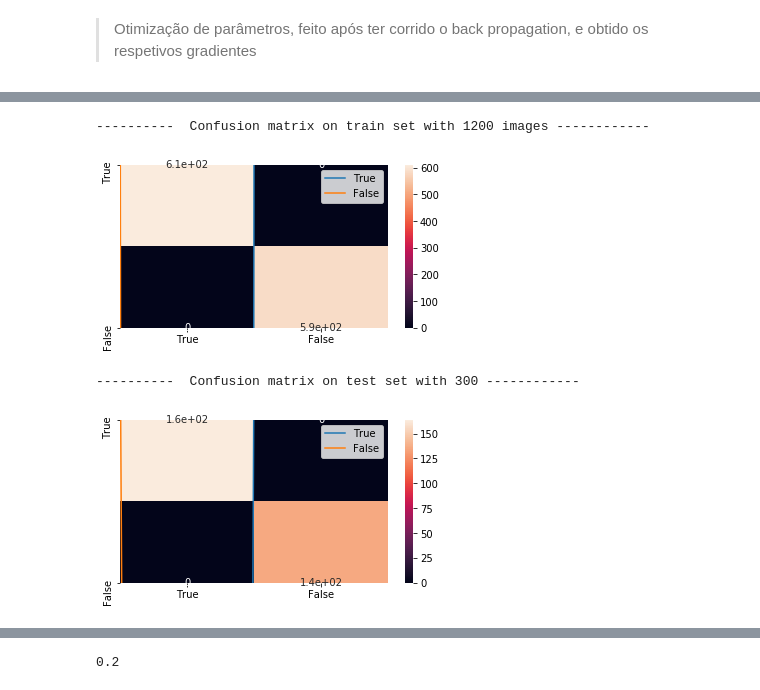
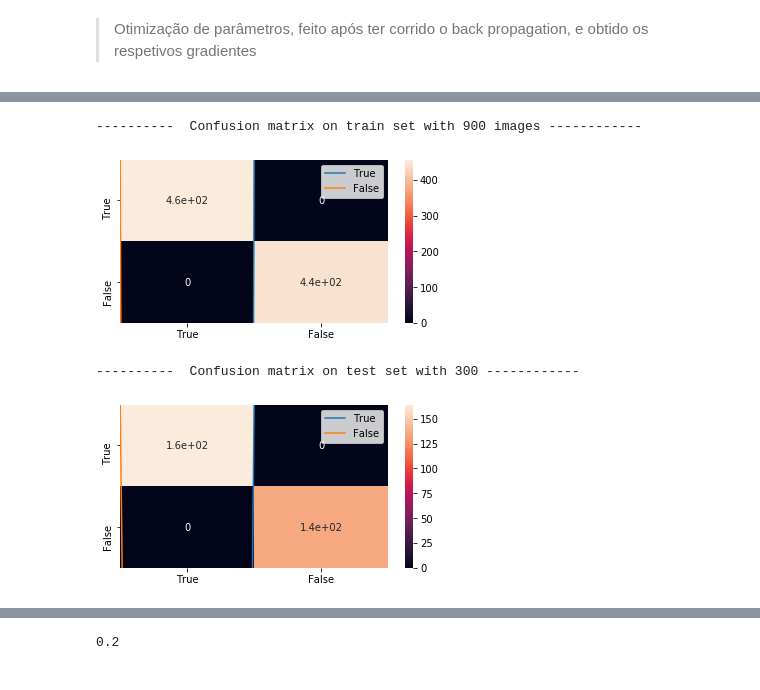
Before and after one commit to GuilhermeViveiros/Shallow-Neural-Networks, a Jupyter notebook: ShallowNetworks.ipynb, the cells around one changed output, grey strips where cells are left out. Cells and saved outputs as stored; diff of their text form; code cells hidden in the pictures.

Commit message:
validation+leaky_relu

```diff
--- a/ShallowNetworks.ipynb
+++ b/ShallowNetworks.ipynb
@@ -119,6 +129,8 @@ def feed_forward(X,parameters,activation):
         A1 = relu(Z1);
     elif(activation == "sigmoid"):
         A1 = sigmoid(Z1);
+    elif(activation == "leaky_relu"):
+        A1 = leaky_relu(Z1);
 
     Z2 = np.dot(w2,A1) + b2;
     A2 = sigmoid(Z2);
@@ -160,6 +172,8 @@ def back_propagation(X,Y,cache,parameters,activation):
         dZ1 = np.multiply(np.dot(w2.T,dZ2), 1 - np.power(A1, 2));
     if(activation == "sigmoid"):
         dZ1 = np.multiply(np.dot(w2.T,dZ2),der_sigmoid(A1));
+    if(activation == "leaky_relu"):
+        dZ1 = np.multiply(np.dot(w2.T,dZ2), der_leaky_relu(A1));
     dW1 = np.dot(dZ1,X.T)/m;
     dB1 = np.sum(dZ1,axis = 1, keepdims = True)/m;
 
@@ -206,9 +220,12 @@ def model(n_h,number_iterations,learning_rate,activation):
 
     np.random.seed(3) # we set up a seed so that your output matches ours although the initialization is random.
     parameters = inicializar_parameters(Xt.shape[0],n_h,Yt.shape[0]);
+    parametersval = inicializar_parameters(Xval.shape[0],n_h,Yval.shape[0]);
 
     #previous_cost vai ser similar a um eraly stopping neste problema, qd o custo não diminuir em 100 epochs para de treinar
     previous_cost = 1e3
+    cost_arr=[]
+    costval_arr=[]
 
     for i in range(0,number_iterations):
 
@@ -216,34 +233,52 @@ def model(n_h,number_iterations,learning_rate,activation):
         grads = back_propagation(Xt,Yt,cache,parameters,activation);
         parameters = otimize_parameters(parameters,grads,learning_rate);
 
+        A2val, cacheval = feed_forward(Xval,parametersval,activation);
+        gradsval = back_propagation(Xval,Yval,cacheval,parametersval,activation);
+        parametersval = otimize_parameters(parametersval,gradsval,learning_rate);
         if(i%100 == 0):
             cost = calculate_cost(A2,Yt)
             print("Cost of iteration " + str(i) + "= " + str(cost));
+            costval = calculate_cost(A2val,Yval)
+            print("Cost of validation iteration " + str(i) + "= " + str(costval));
 
             if(cost >= previous_cost):
                 break
 
             previous_cost = cost
+            cost_arr.append(cost)
+            costval_arr.append(costval)
 
-
-    return cache,parameters;
+    plt.plot(cost_arr)
+    plt.plot(costval_arr)
+    plt.title('model cost')
+    plt.ylabel('loss')
+    plt.xlabel('iteration')
+    plt.legend(['train', 'validation'], loc='upper left')
+    plt.show()
+    return cache,parameters,cacheval,parametersval;
 # %%
 # =========== Setting dataset ================
 #N,n_row,n_col,data=read_asc_data('./line600.txt')
 N,n_row,n_col,data=read_asc_data('./square_circle.txt')
 print('find %d images of %d X %d pixels' % (N,n_row,n_col))
-
+hidden_nodes=3
 #plot_data(10,10,n_row,n_col,data)
-Nt=int(N*0.8);I=n_row*n_col; #split training vs test sets
+Nt=int(N*0.6);I=n_row*n_col; #split training vs test sets
+Nval=int(N*0.2);
 Xt=data[:Nt,:-1];Yt=data[:Nt,-1]
+Xval=data[Nt:Nval+Nt,:-1];Yval=data[Nt:Nval+Nt,-1]
 Yt = Yt.reshape(len(Yt),1)
+Yval=Yval.reshape(len(Yval),1)
 
 np.place(Yt, Yt!=1, [0])
+np.place(Yval, Yval!=1, [0])
 m = Xt.shape[0]
 
 Xt = Xt.T
 Yt = Yt.T
-
+Xval=Xval.T
+Yval=Yval.T
 
 print("\nInformation about the dataset : ")
 print("We have " + str(np.sum(Yt)) + " images with label = 1 and " + str(Yt.shape[1]-np.sum(Yt)) + " images with label = 0\n")
@@ -252,8 +287,9 @@ print("We have " + str(np.sum(Yt)) + " images with label = 1 and " + str(Yt.shap
 # * Relu
 # * Tanh
 # * Sigmoid
+# * Leaky_Relu
 activation_function = "tanh"
-cache,parameters = model(3,20000,0.01,activation_function)
+cache,parameters,cacheval,parametersval = model(hidden_nodes,20000,0.01,activation_function)
 # %% [output]
 find 1500 images of 12 X 12 pixels
 
@@ -326,7 +363,7 @@ from sklearn.metrics import confusion_matrix
 def my_confusion_matrix(parameters):
 
     Ne=N-Nt;
-    Xe=data[Nt:N,:-1];Ye=data[Nt:N,-1];
+    Xe=data[Nt+Nval:N,:-1];Ye=data[Nt+Nval:N,-1];
     Ye = np.where(Ye == -1, 0,1)
     Xe = Xe.T; Ye = Ye.T #test set
 
@@ -340,37 +377,37 @@ def my_confusion_matrix(parameters):
     labels = [0,1]
     columns = ['True','False']
 
     print("----------  Confusion matrix on train set with " + str(Yt.shape[1]) + " images ------------")
 
     #data
     y_test = Yt.T
     predic = predictions_train_set.T
 
     #confusion matrix
     confm = confusion_matrix(y_test, predic,labels)
     #confusion matrix to datafram
     df_cm = DataFrame(confm, index=columns, columns=columns)
     df_cm.plot(figsize=(6,3));
 
     #plot
     ax = sn.heatmap(df_cm, annot=True)
     plt.show()
     #same thing on test set
     print("----------  Confusion matrix on test set with " + str(Ye.shape[0]) + " ------------")
     y_test = Ye.T
     predic = predictions_test_set.T
 
     confm = confusion_matrix(y_test, predic)
     df_cm = DataFrame(confm, index=columns, columns=columns)
     df_cm.plot(figsize=(6,3));
     ax = sn.heatmap(df_cm, annot=True)
 
 my_confusion_matrix(parameters)
 # %% [output]
-----------  Confusion matrix on train set with 1200 images ------------
+----------  Confusion matrix on train set with 900 images ------------
-[figure, old version]
+[figure, new version]
 ----------  Confusion matrix on test set with 300 ------------
-[figure, old version]
+[figure, new version]
 # %%
 Ne=N-Nt;
 Xe=data[Nt:N,:-1];Ye=data[Nt:N,-1];
```
Also changed, not shown: parts of 4 cells of this notebook.
